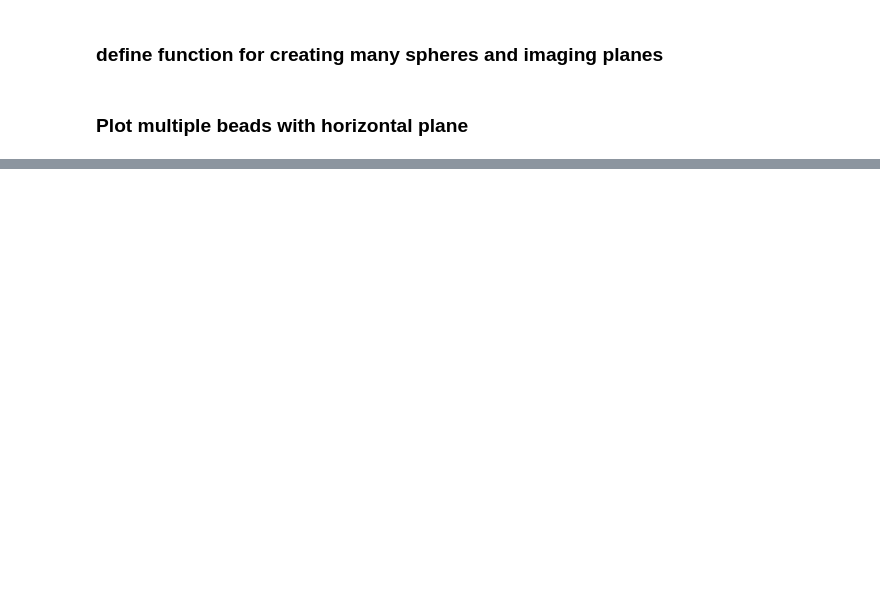
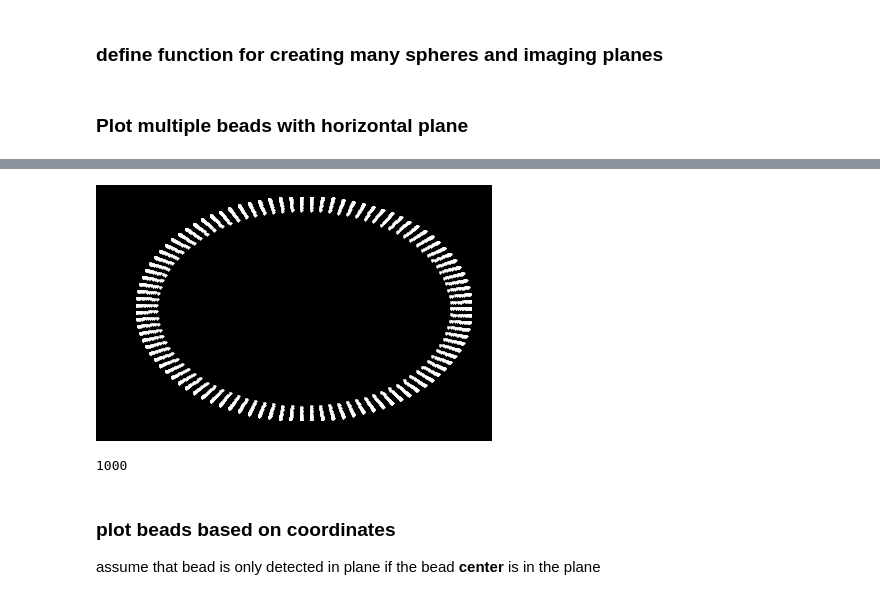
Before and after one commit to lhogstrom/ThornsInRoses, a Jupyter notebook: SPIM_simulation/SPIM_bead_simulation.ipynb, the cells around one changed output, grey strips where cells are left out. Cells and saved outputs as stored; diff of their text form; code cells hidden in the pictures; blank space fills up the shorter version.

```diff
--- a/SPIM_simulation/SPIM_bead_simulation.ipynb
+++ b/SPIM_simulation/SPIM_bead_simulation.ipynb
@@ -88,0 +203,21 @@ show()
+# %%
+#pick z slice: 0-.1
+slice_thickness = .05
+for j in [-3,-1.5,0,1.5,3]:
+    igr = z > j
+    ilt = z < j + slice_thickness
+    irange = igr * ilt
+    #z[irange]
+    fig = plt.figure(facecolor="k")
+    ax = fig.add_subplot(1,1,1, axisbg="k")
+    ax.plot(x[irange],y[irange],'.',c='w') #, backgroundcolor='b'
+    ax.set_axis_bgcolor('r')
+    plt.axis('off')
+    show()
+    #fig.savefig(fname,facecolor='k',dpi=200)
+
+
+#fig = plt.figure()
+#ax = fig.add_subplot(111, projection='3d')
+#ax.plot_surface(x, y, z, color='r',alpha=0.5)
+#show()
@@ -88,0 +230,18 @@ show()
+# %%
+j=3
+igr = z > j
+ilt = z < j + slice_thickness
+irange = igr * ilt
+#z[irange]
+fig = plt.figure(facecolor="k")
+ax = fig.add_subplot(1,1,1, axisbg="k")
+ax.plot(x[irange],y[irange],'.',c='w') #, backgroundcolor='b'
+ax.set_axis_bgcolor('r')
+plt.axis('off')
+show()
+close()
+
+len(irange)
+# %% [output]
+[figure, added]
+1000
@@ -88,0 +254,3 @@ show()
+# %% [markdown]
+### plot beads based on coordinates ###
+assume that bead is only detected in plane if the bead **center** is in the plane
```
Also changed, not shown: parts of 13 cells of this notebook.
